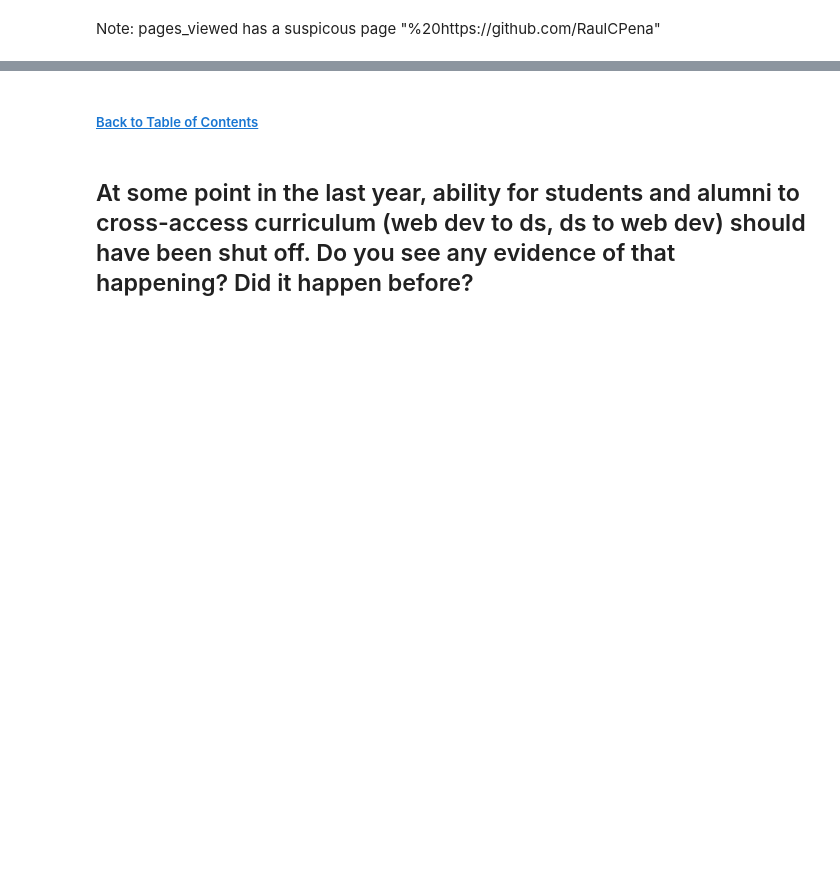
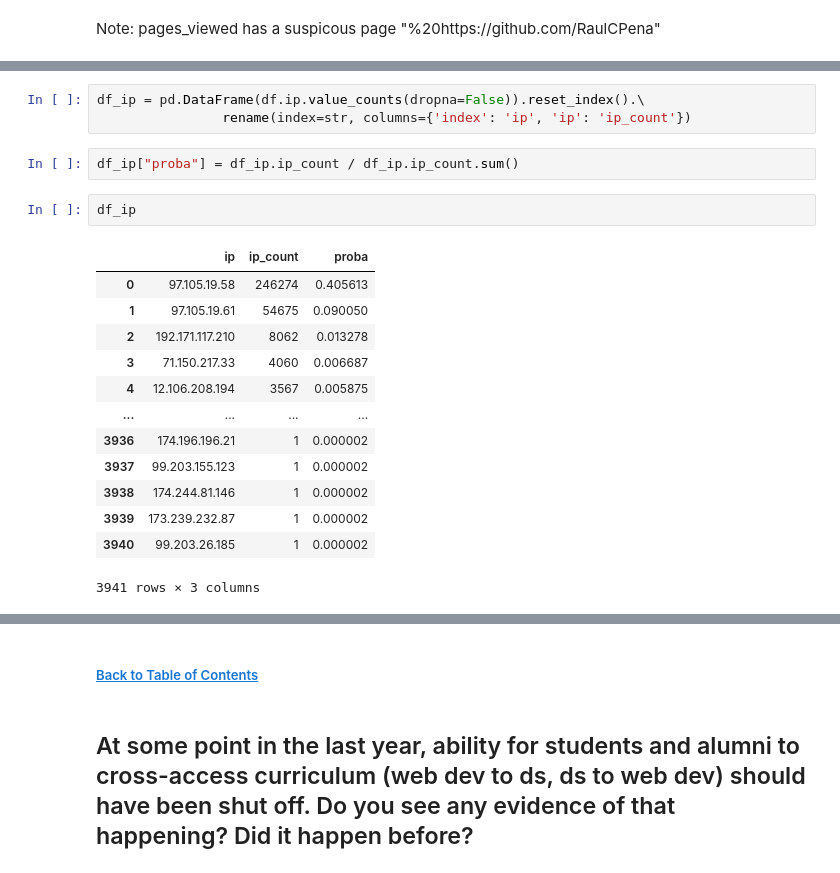
Before and after one commit to ThompsonBethany01/Analyzing-Web-Logs, a Jupyter notebook: Data_Analysis.ipynb, the cells around one changed output, grey strips where cells are left out. Saved outputs shown, nothing was run; the diff lists cells and outputs as text; blank space fills up the shorter version.

```diff
--- a/Data_Analysis.ipynb
+++ b/Data_Analysis.ipynb
@@ -324,0 +379,21 @@ Note: pages_viewed has a suspicous page "%20https://github.com/RaulCPena"
+# %%
+df_ip = pd.DataFrame(df.ip.value_counts(dropna=False)).reset_index().\
+                rename(index=str, columns={'index': 'ip', 'ip': 'ip_count'})
+# %%
+df_ip["proba"] = df_ip.ip_count / df_ip.ip_count.sum()
+# %%
+df_ip
+# %% [output]
+|  | ip | ip_count | proba |
+| 0 | 97.105.19.58 | 246274 | 0.405613 |
+| 1 | 97.105.19.61 | 54675 | 0.090050 |
+| 2 | 192.171.117.210 | 8062 | 0.013278 |
+| 3 | 71.150.217.33 | 4060 | 0.006687 |
+| 4 | 12.106.208.194 | 3567 | 0.005875 |
+| ... | ... | ... | ... |
+| 3936 | 174.196.196.21 | 1 | 0.000002 |
+| 3937 | 99.203.155.123 | 1 | 0.000002 |
+| 3938 | 174.244.81.146 | 1 | 0.000002 |
+| 3939 | 173.239.232.87 | 1 | 0.000002 |
+| 3940 | 99.203.26.185 | 1 | 0.000002 |
+3941 rows × 3 columns
```
Also changed, not shown: parts of 28 cells of this notebook, 1 other file.
